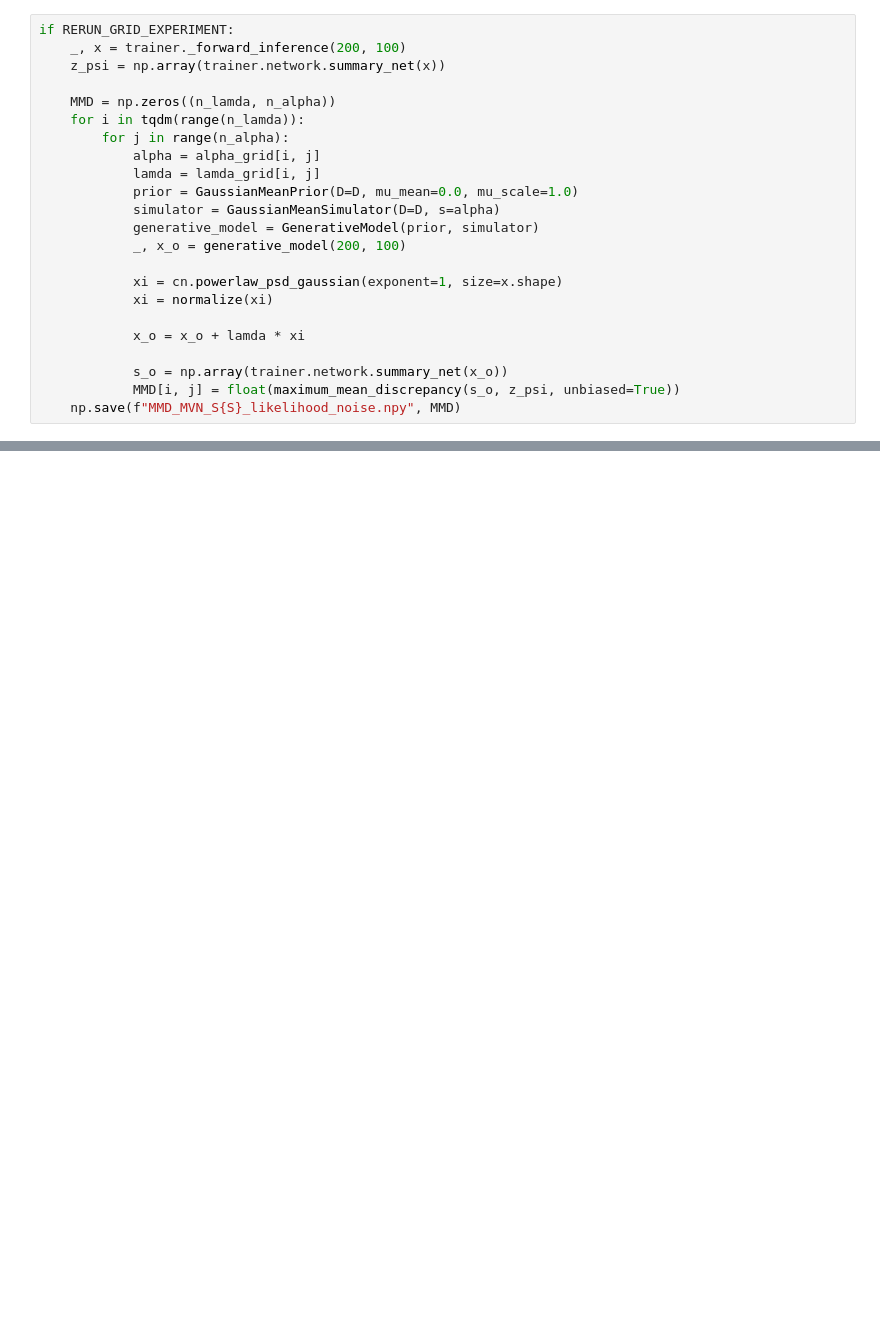
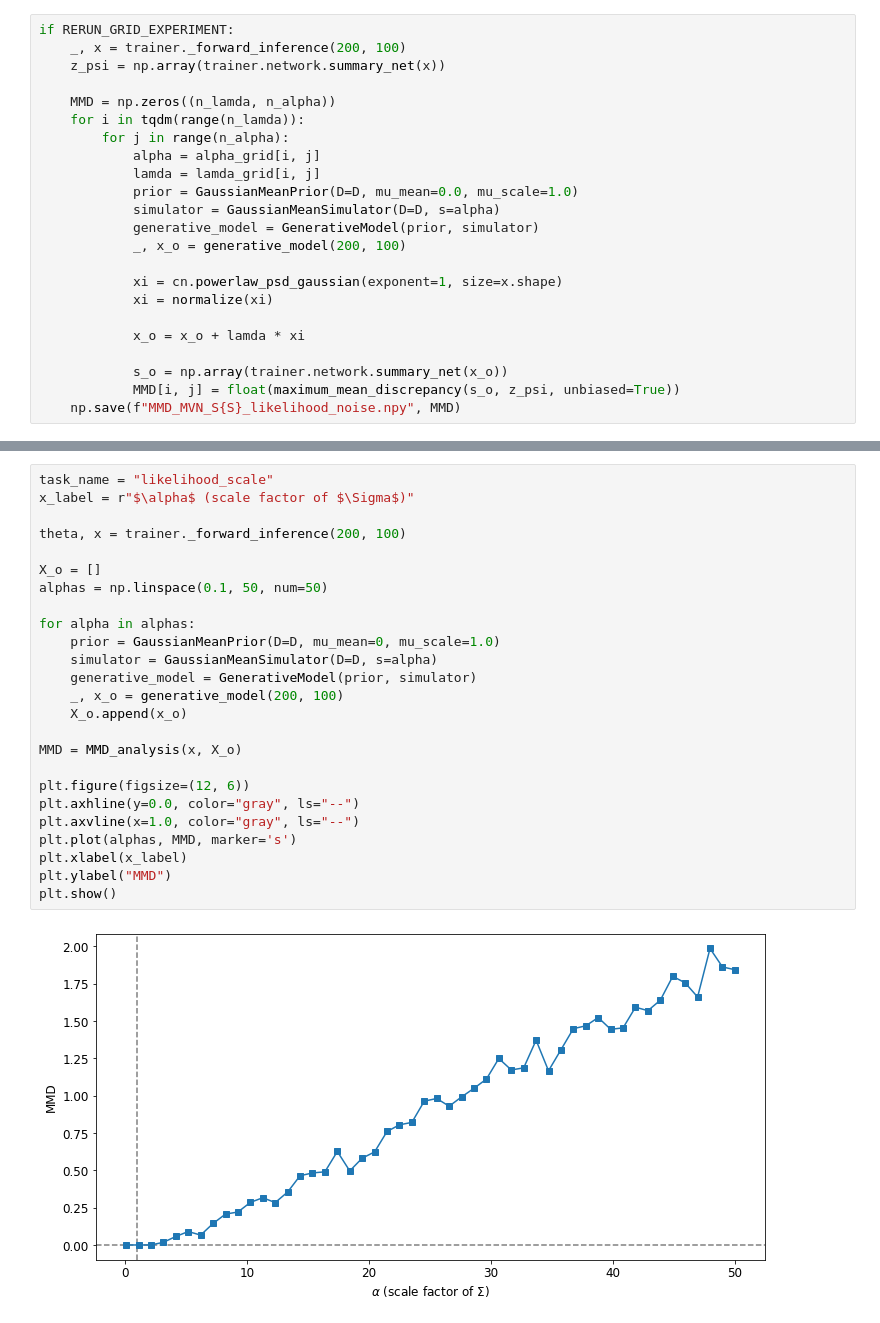
Before and after one commit to marvinschmitt/ModelMisspecificationBF, a Jupyter notebook: abf_mvn_means.ipynb, the cells around one changed output, grey strips where cells are left out. Saved outputs shown, nothing was run; the diff lists cells and outputs as text; blank space fills up the shorter version.

Commit message:
minor plot adjustments

```diff
--- a/abf_mvn_means.ipynb
+++ b/abf_mvn_means.ipynb
@@ -502,0 +497,27 @@ plt.savefig(f"plots/abf_mvn_means_S{S}_mmd_likelihood_noise_MM.{FILEFORMAT}")
+# %%
+task_name = "likelihood_scale"
+x_label = r"$\alpha$ (scale factor of $\Sigma$)"
+
+theta, x = trainer._forward_inference(200, 100)
+
+X_o = []
+alphas = np.linspace(0.1, 50, num=50)
+
+for alpha in alphas:
+    prior = GaussianMeanPrior(D=D, mu_mean=0, mu_scale=1.0)
+    simulator = GaussianMeanSimulator(D=D, s=alpha)
+    generative_model = GenerativeModel(prior, simulator)
+    _, x_o = generative_model(200, 100)
+    X_o.append(x_o)
+
+MMD = MMD_analysis(x, X_o)
+
+plt.figure(figsize=(12, 6))
+plt.axhline(y=0.0, color="gray", ls="--")
+plt.axvline(x=1.0, color="gray", ls="--")
+plt.plot(alphas, MMD, marker='s')
+plt.xlabel(x_label)
+plt.ylabel("MMD")
+plt.show()
+# %% [output]
+[figure, added]
```
Also changed, not shown: parts of 11 cells of this notebook, 1 other file.
